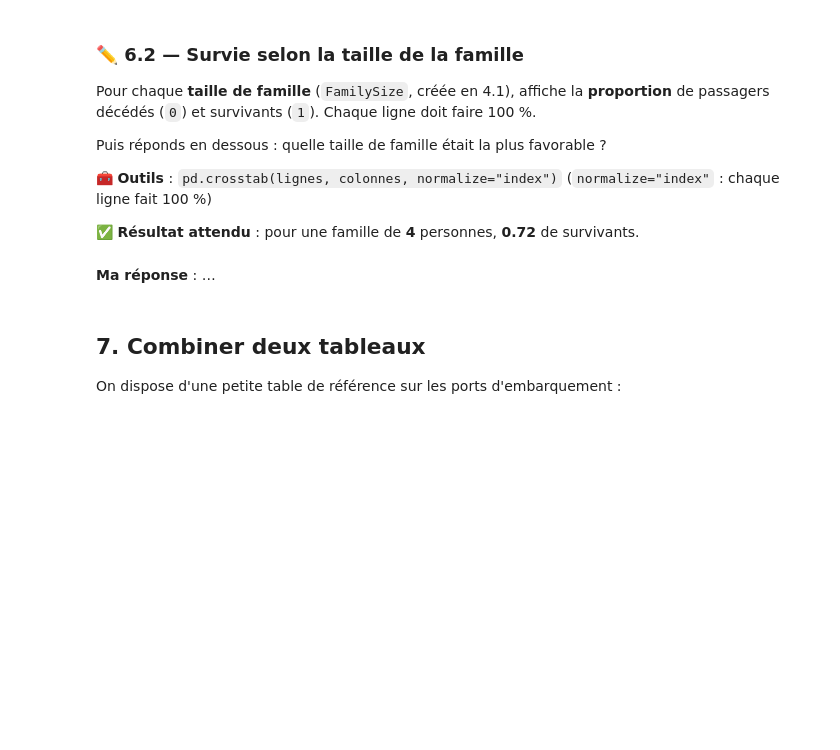
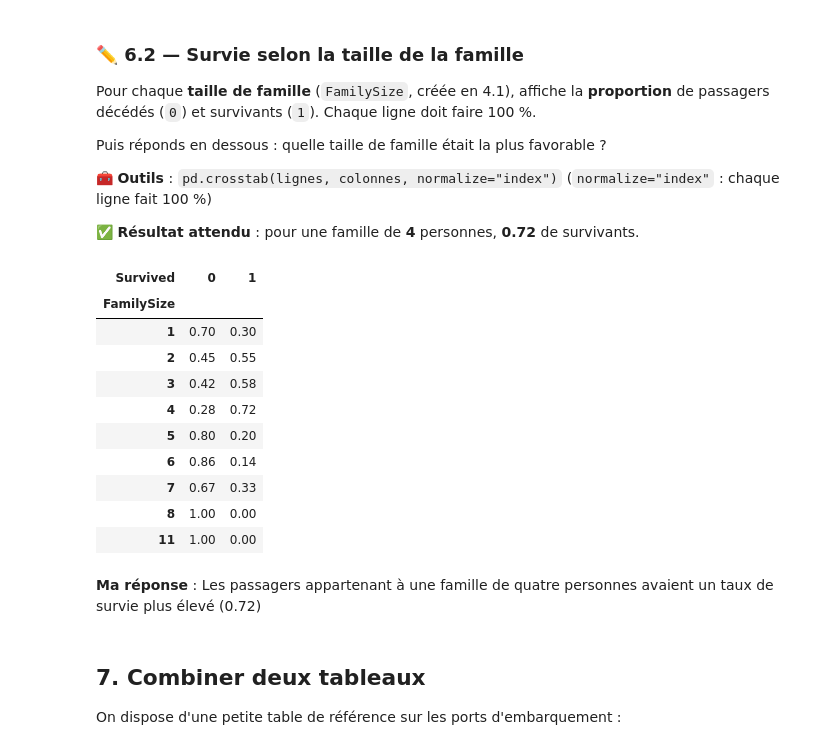
Before and after one commit to DarkSpharx/TitanicDiaaFred, a Jupyter notebook: 2_adapter_pandas_titanic.ipynb, the cells around one changed output. Saved outputs shown, nothing was run; the diff lists cells and outputs as text; code cells hidden in the pictures; blank space fills up the shorter version.

```diff
--- a/2_adapter_pandas_titanic.ipynb
+++ b/2_adapter_pandas_titanic.ipynb
@@ -514,0 +414,13 @@ En 3.3, tu as vu que le prix `Fare` est celui du **billet groupé** : plusieurs
+# %%
+# 2.4
+# Créer la colonne HasCabin avec cabine est true (connue)
+titanic["HasCabin"] = titanic["Cabin"].notna()
+
+# Créer la colonne Deck avec la lettre du pont de la cabine ou inconnu
+titanic["Deck"] = titanic["Cabin"].str[0].fillna("Inconnu")
+
+# Afficher les colonnes créées
+display(titanic[["HasCabin", "Deck", "Survived"]].head())
+
+# Calculer le taux de survie par HasCabin
+display(titanic.groupby("HasCabin")["Survived"].mean().mul(100).round(0))
@@ -588,2 +580,0 @@ Puis réponds en dessous : quelle taille de famille était la plus favorable ?
-# %% [markdown]
-**Ma réponse** : …
@@ -590,3 +591,24 @@ Puis réponds en dessous : quelle taille de famille était la plus favorable ?
+# %%
+# Écris ton code ici
+# Création et affichage du tableau taille de la famille
+# indiquant la poportion de mort 0 et de survivant 1
+tabFamilySize = pd.crosstab(titanic["FamilySize"], titanic["Survived"], normalize="index").round(2)
+
+display(tabFamilySize)
+# %% [output]
+| Survived | 0 | 1 |
+| FamilySize |  |  |
+| 1 | 0.70 | 0.30 |
+| 2 | 0.45 | 0.55 |
+| 3 | 0.42 | 0.58 |
+| 4 | 0.28 | 0.72 |
+| 5 | 0.80 | 0.20 |
+| 6 | 0.86 | 0.14 |
+| 7 | 0.67 | 0.33 |
+| 8 | 1.00 | 0.00 |
+| 11 | 1.00 | 0.00 |
+# %% [markdown]
+**Ma réponse** : Les passagers appartenant à une famille de quatre personnes avaient un taux de survie plus élevé (0.72)
 # %% [markdown]
 ## 7. Combiner deux tableaux
 
```
Also changed, not shown: parts of 52 cells of this notebook, 1 other file.
